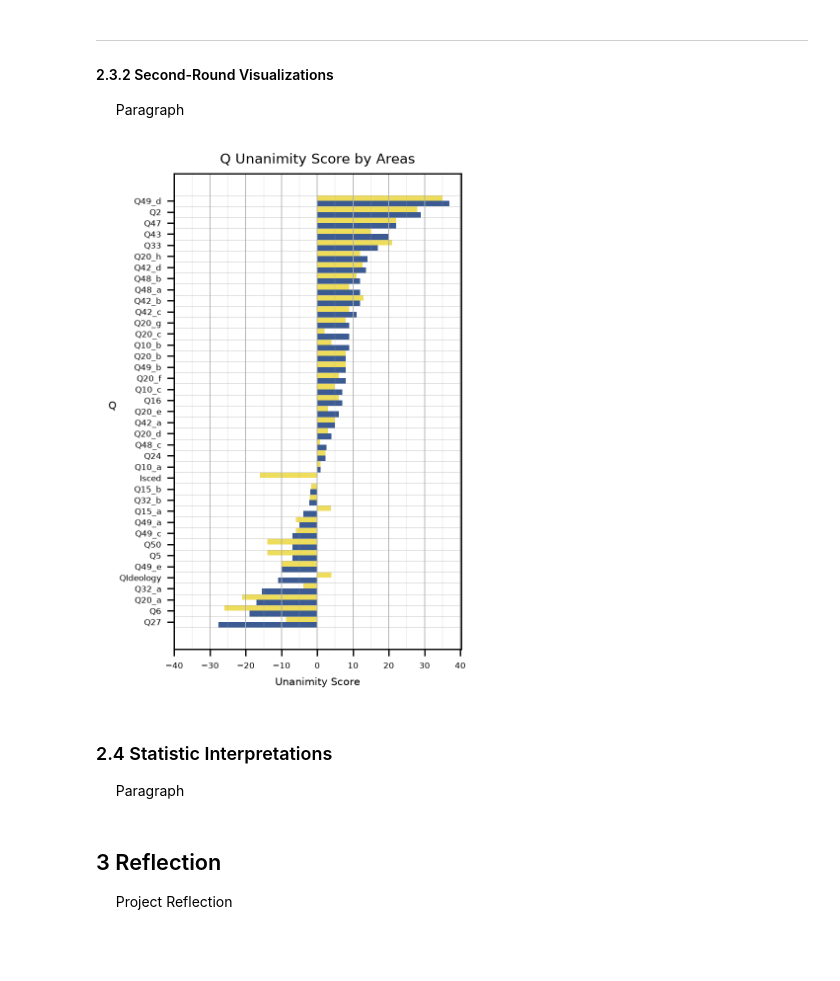
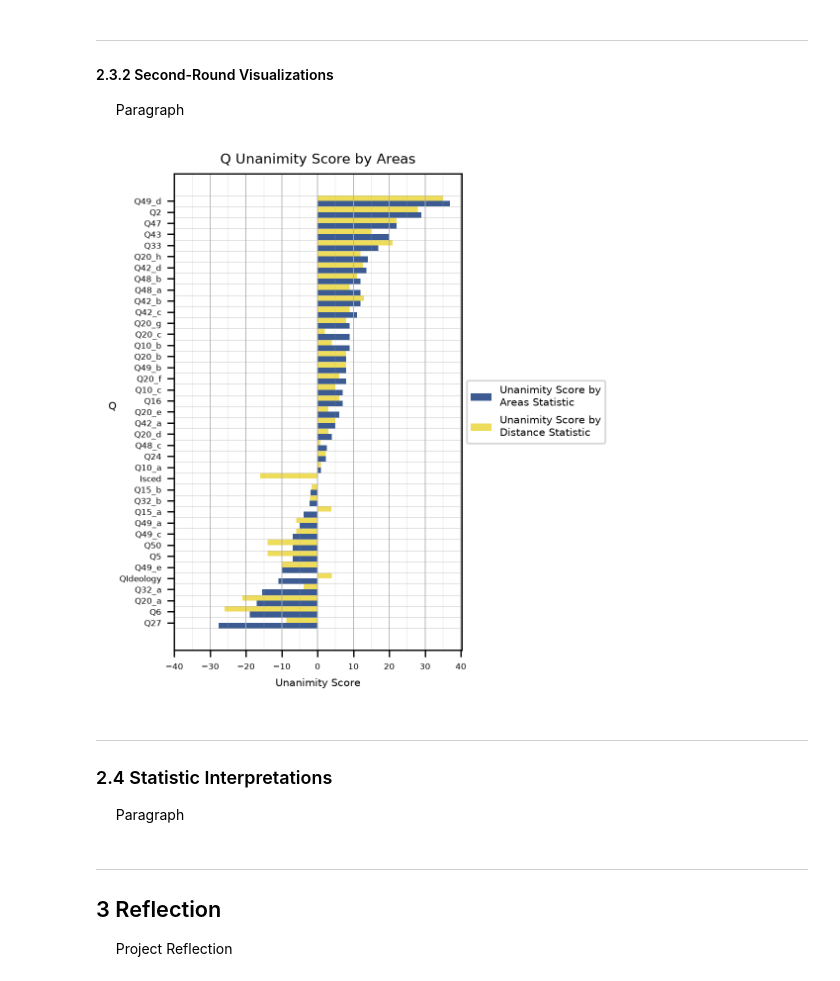
Before and after one commit to EvansOMalley/Personal-Project-Summer-2026, a Jupyter notebook: Summer-2026.ipynb, the cells around one changed output. Saved outputs shown, nothing was run; the diff lists cells and outputs as text; code cells hidden in the pictures; blank space fills up the shorter version.

```diff
--- a/Summer-2026.ipynb
+++ b/Summer-2026.ipynb
@@ -798,9 +813,19 @@ Paragraph
 # %%
+def Hist_Area(col: pd.Series, ref_arr):
+    """Computes a Hist_Area Statistc"""
+    return sum(np.minimum(col, ref_arr))
+
 def Compare_Hist_Areas(col: pd.Series, ref_idx = 0):
+    """
+    Computes Hist_Area statistics for a MultiIndex Series
+    Presumably after pd.DataFrame.groupby operations
+    Level 0 is demographics
+    Level 1 is Response_Hist indices"
+    """
     comp_col = col.groupby(level = 0).apply(lambda x: x.to_numpy())
     ref_arr = col[comp_col.index[ref_idx]].to_numpy()
 
-    return comp_col.apply(lambda x: sum(np.minimum(x, ref_arr)))
+    return comp_col.apply(Hist_Area, ref_arr = ref_arr)
 # %% [markdown]
 ---
 #### 2.1.3 `Compare_Hist_Distances` Function
@@ -809,9 +838,19 @@ Paragraph
 # %%
+def Hist_Distance(col: pd.Series, ref_arr):
+    """Computes a Hist_Distance statistic"""
+    return np.sqrt(np.sum((col - ref_arr) ** 2))
+
 def Compare_Hist_Distances(col: pd.Series, ref_idx = 0):
+    """
+    Computes Hist_Distance statistic for a MultiIndex Series
+    Presumably after pd.DataFrame.groupby operations
+    Level 0 is demographics
+    Level 1 is Response_Hist indices
+    """
     comp_col = col.groupby(level = 0).apply(lambda x: x.to_numpy())
     ref_arr = col[comp_col.index[ref_idx]].to_numpy()
 
-    return comp_col.apply(lambda x: np.sqrt(np.sum((x - ref_arr) ** 2)) )
+    return comp_col.apply(Hist_Distance, ref_arr = ref_arr)
 # %% [markdown]
 ---
 #### 2.1.4 `Unanimity` Function
@@ -1038,47 +1081,53 @@ Ufig, Uax = Plt_Config(title = "Q Unanimity Score by Areas",
                        xlab = "Unanimity Score"
                       )
 
+num_qs = len(GB_Nation.columns)
 SORT_REF = "HA"
 
 sort_ref_key = {"HA" : HA_Unanimity.index,
                 "HD" : HD_Unanimity.index,
                 "ORDINAL" : Ordinal_DF.drop("Country", axis = 1).columns
                }
-
 idx_ref = sort_ref_key[SORT_REF.upper()]
-
-num_qs = len(GB_Nation.columns)
 
 Uax.barh(y = np.arange(0, num_qs),
          width = HA_Unanimity.reindex(idx_ref), height = 0.5,
          color = "xkcd:denim blue",
-         align = "edge"
+         align = "edge",
+         label = "Unanimity Score by\nAreas Statistic"
         )
 
 Uax.barh(y = np.arange(0.5, num_qs),
          width = HD_Unanimity.reindex(idx_ref),
          height = 0.5,
          color = "xkcd:dull yellow",
-         align = "edge"
+         align = "edge",
+         label = "Unanimity Score by\nDistance Statistic"
         )
 
 Uax.set_yticks(ticks = np.arange(0.5, num_qs), labels = idx_ref)
 Uax.set_yticks(ticks = np.arange(0, num_qs+1), minor = True)
 Uax.tick_params(which = "minor", size = 0)
 Uax.grid(axis = 'y', which = "minor", linewidth = 0.2)
 
-Ufig.set_size_inches(3, 5)
 Uax.set_ylabel("Q", size = 6, rotation = 0)
 Uax.set_xticks(minor = True, ticks = np.arange(-40, 40, 5))
 Uax.grid(axis = 'x', which = "Major", linewidth = 0.5)
 Uax.grid(axis = 'x', which = "Minor", linewidth = 0.1)
+
+Ufig.set_size_inches(3, 5)
+Uax.legend(loc = "center left", fontsize = 6, bbox_to_anchor=(1, 0.5))
+
+pass
 # %% [output]
-[figure, old version]
+[figure, new version]
 # %% [markdown]
+---
 ### 2.4 Statistic Interpretations
 &nbsp;&nbsp;&nbsp;&nbsp;
 Paragraph
 # %% [markdown]
+---
 ## 3 Reflection
 &nbsp;&nbsp;&nbsp;&nbsp;
 Project Reflection
```
Also changed, not shown: parts of 15 cells of this notebook.
